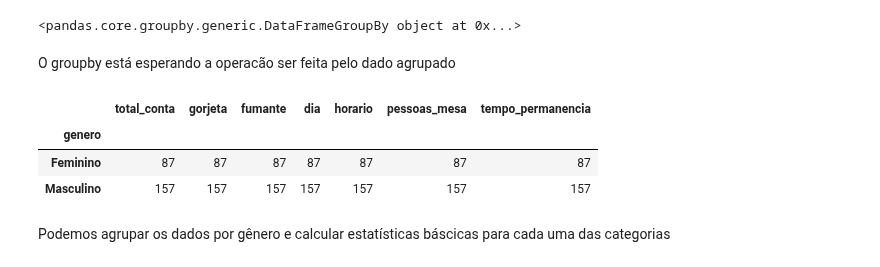
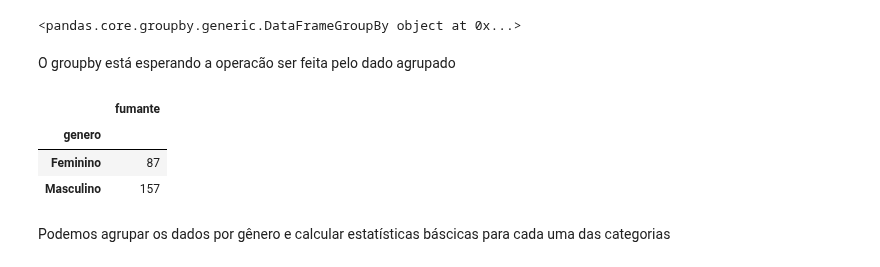
Before and after one commit to ef-souza/intro_python_verao_ime_2023, a Jupyter notebook: notebooks/aula02.ipynb, the cells around one changed output. Saved outputs shown, nothing was run; the diff lists cells and outputs as text; code cells hidden in the pictures.

```diff
--- a/notebooks/aula02.ipynb
+++ b/notebooks/aula02.ipynb
@@ -853,12 +853,12 @@ df.groupby(['genero', 'horario'])
 # %% [markdown]
 O groupby está esperando a operacão  ser feita pelo dado agrupado
 # %%
-df.groupby(['genero']).count()
+df[["genero","fumante"]].groupby(['genero']).count()
 # %% [output]
-|  | total_conta | gorjeta | fumante | dia | horario | pessoas_mesa | tempo_permanencia |
-| genero |  |  |  |  |  |  |  |
-| Feminino | 87 | 87 | 87 | 87 | 87 | 87 | 87 |
-| Masculino | 157 | 157 | 157 | 157 | 157 | 157 | 157 |
+|  | fumante |
+| genero |  |
+| Feminino | 87 |
+| Masculino | 157 |
 # %% [markdown]
 Podemos agrupar os dados por gênero e calcular estatísticas báscicas para cada uma das categorias
 # %%
```
Also changed, not shown: parts of 3 cells of this notebook.
